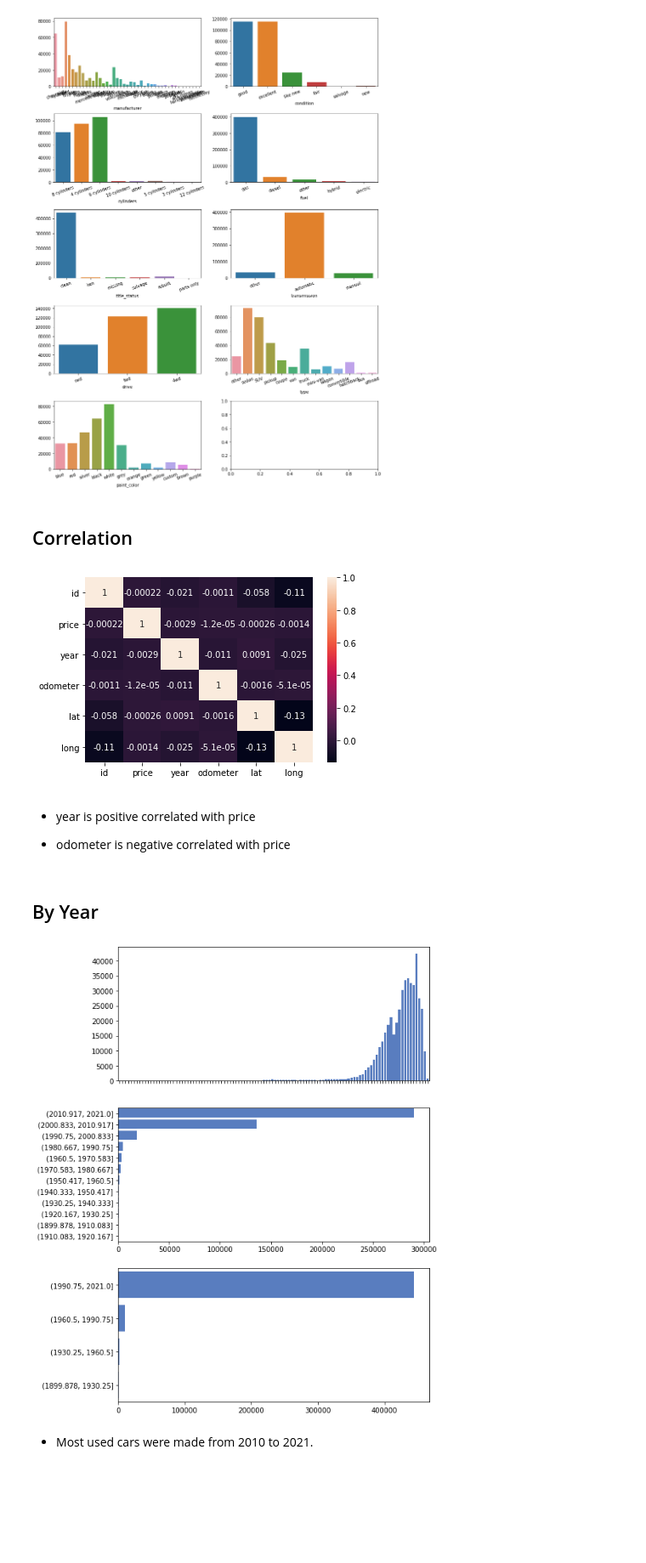
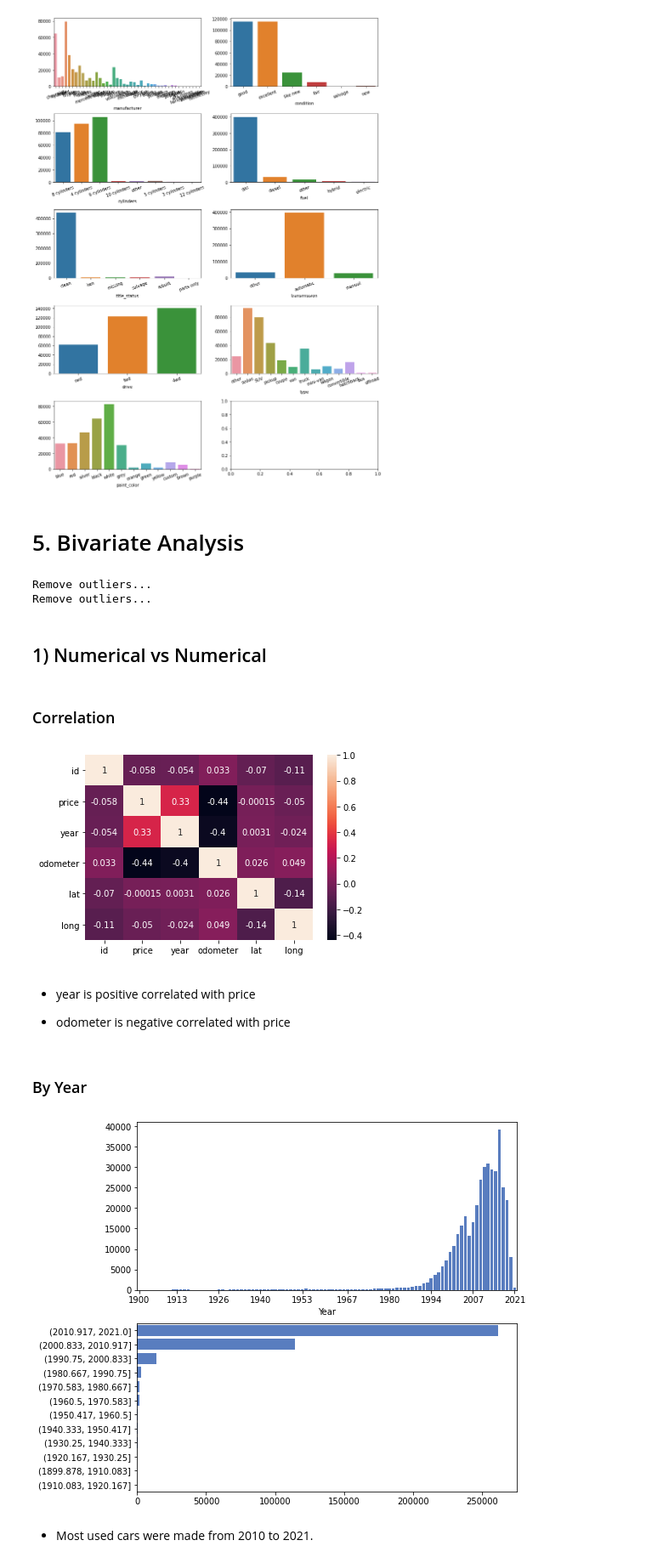
Before and after one commit to ixiaopan/DataScience, a Jupyter notebook: 1_Project/UsedCar_prediction/model_part1_EDA.ipynb, the cells around one changed output. Shown at 85% size. Cells and saved outputs as stored; diff of their text form; code cells hidden in the pictures; blank space fills up the shorter version.

```diff
--- a/1_Project/UsedCar_prediction/model_part1_EDA.ipynb
+++ b/1_Project/UsedCar_prediction/model_part1_EDA.ipynb
@@ -89,10 +89,11 @@ def missing_table(df):
     if np.all(null_values == 0):
         return print('No missing values!')
 
-    null_values = pd.DataFrame(null_values, columns=['null'])
-    null_values[null_values['null'] >0]
-    null_values['percent'] = null_values['null']/len(df)
-    return round(null_values*100,3).sort_values('percent',ascending=False)
+    null_values = pd.DataFrame(null_values, columns=['counts'])
+    null_values[null_values['counts']>0]
+    null_values['percent'] = null_values['counts']/len(df)
+
+    return round(null_values*100).sort_values('percent',ascending=False)
 
 
 def cutIQR(cleaned_df, col, q1=0.25, q2=0.75):
@@ -108,4 +109,18 @@ def cutIQR(cleaned_df, col, q1=0.25, q2=0.75):
     cutted_df = cleaned_df[(cleaned_df[col] >= lower) & (cleaned_df[col] <= upper)]
 
     return cutted_df, upper
+
+
+def clean_data(df_vehicles):
+    # step1: missing values
+    # for others, simply impute with unknown or generated from other features
+    cleaned_df = df_vehicles.dropna(subset=['year'])
+
+    # step2: remove extreme outlier
+    cleaned_df,_ = cutIQR(cleaned_df, 'price', q2=0.85)
+
+    cleaned_df = cleaned_df[cleaned_df['odometer'] <= 10000000]
+    cleaned_df,_ = cutIQR(cleaned_df, 'odometer', q2=0.85)
+
+    return cleaned_df
 # %% [markdown]
@@ -319,16 +337,26 @@ cat_features = [
 categorical_eda(df_vehicles, columns = cat_features[2:])
 # %% [output]
 [figure]
+# %% [markdown]
+# 5. Bivariate Analysis
+# %%
+
+df = clean_data(df_vehicles)
+# %% [output]
+Remove outliers...
+Remove outliers...
+# %% [markdown]
+## 1) Numerical vs Numerical
 # %% [markdown]
-## Correlation
+### Correlation
 # %%
-corr_matrix = df_vehicles.corr()
+corr_matrix = df.corr()
 
 sns.heatmap(corr_matrix, annot=True)
 
 plt.show()
 # %% [output]
-[figure, old version]
+[figure, new version]
 # %% [markdown]
 - year is positive correlated with price
 
@@ -336,25 +364,26 @@ plt.show()
 
 - odometer is negative correlated with price
 # %% [markdown]
-## By Year
+### By Year
 # %%
-fig, ax = plt.subplots(3, 1, figsize=(8, 12))
+fig, ax = plt.subplots(2, 1, figsize=(8, 8))
 sns.set_color_codes("muted")
 
+year_counts = df['year'].value_counts()
+g=sns.barplot(x=year_counts.index, y=year_counts.values, color='b', ax=ax[0])
+ax[0].set_xlabel('Year')
 
-year_counts = df_vehicles['year'].value_counts()
-g=sns.barplot(x=year_counts.index, y=year_counts.values, color='b', ax=ax[0])
-ax[0].set_xticklabels([])
+xmin, xmax = ax[0].get_xlim()
+ax[0].set_xticks(np.linspace(xmin, xmax, 10, dtype=int))
+ax[0].set_xticklabels(np.linspace(1900, 2021, 10, dtype=int))
 
 
-decades_counts = df_vehicles['year'].value_counts(bins=12)
+decades_counts = df['year'].value_counts(bins=12)
 g=sns.barplot(x=decades_counts.values, y=decades_counts.index, color='b', ax=ax[1])
 
-thirty_counts = df_vehicles['year'].value_counts(bins=4)
-g=sns.barplot(x=thirty_counts.values, y=thirty_counts.index, color='b', ax=ax[2])
 
 plt.show()
 # %% [output]
-[figure, old version]
+[figure, new version]
 # %% [markdown]
 - Most used cars were made from 2010 to 2021.
```
Also changed, not shown: parts of 19 cells of this notebook.
